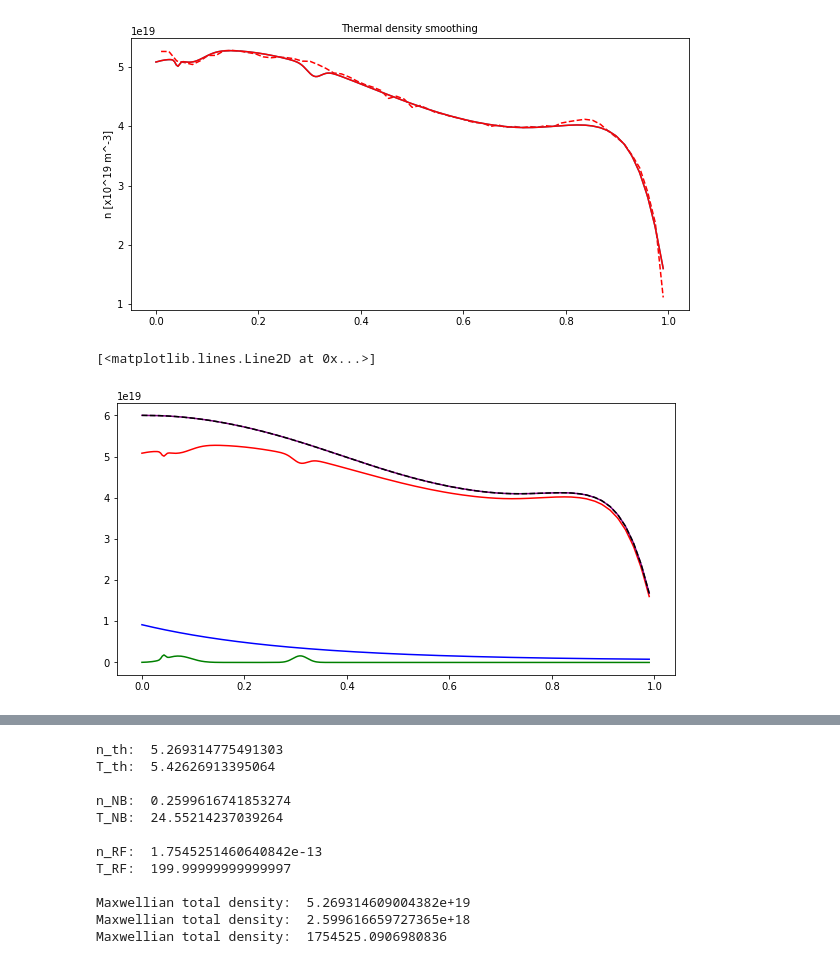
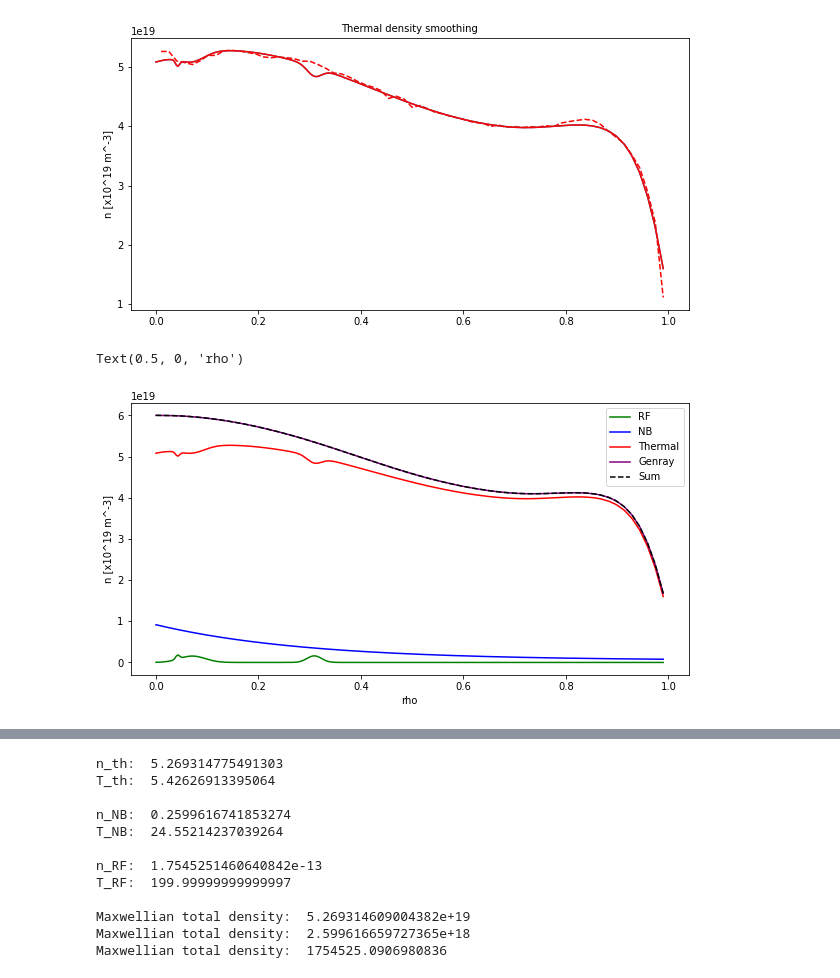
Before and after one commit to vandelij/genray_cql3d_plots, a Jupyter notebook: shots/147634/scan_beam_and_RF/beam_5_RF_testing/make_distrobution.ipynb, the cells around one changed output, grey strips where cells are left out. Drawn from its saved outputs; the diff is of its cells as text; code cells hidden in the pictures.

```diff
--- a/shots/147634/scan_beam_and_RF/beam_5_RF_testing/make_distrobution.ipynb
+++ b/shots/147634/scan_beam_and_RF/beam_5_RF_testing/make_distrobution.ipynb
@@ -1218,11 +1218,14 @@ Text(0.5, 1.0, 'Thermal density smoothing')
 # %%
 # sanity check for density
 plt.figure(figsize=(10,5))
-plt.plot(rho_fine, nRF_tosave_metric, color='green')
-plt.plot(rho_fine, nNB_tosave_metric, color='blue')
-plt.plot(rho_fine, nth_tosave_metric, color='red')
-plt.plot(rho_fine, nth_baseline_noNBRF, color='purple')
-plt.plot(rho_fine, nRF_tosave_metric + nNB_tosave_metric + nth_tosave_metric, 'k--')
+plt.plot(rho_fine, nRF_tosave_metric, color='green', label='RF')
+plt.plot(rho_fine, nNB_tosave_metric, color='blue', label='NB')
+plt.plot(rho_fine, nth_tosave_metric, color='red', label='Thermal')
+plt.plot(rho_fine, nth_baseline_noNBRF, color='purple', label='Genray')
+plt.plot(rho_fine, nRF_tosave_metric + nNB_tosave_metric + nth_tosave_metric, label='Sum', color='black', linestyle='--')
+plt.legend()
+plt.ylabel('n [x10^19 m^-3]')
+plt.xlabel('rho')
 # %% [output]
-[<matplotlib.lines.Line2D at 0x...>]
+Text(0.5, 0, 'rho')
-[figure, old version]
+[figure, new version]
```
Also changed, not shown: parts of 3 cells of this notebook.
